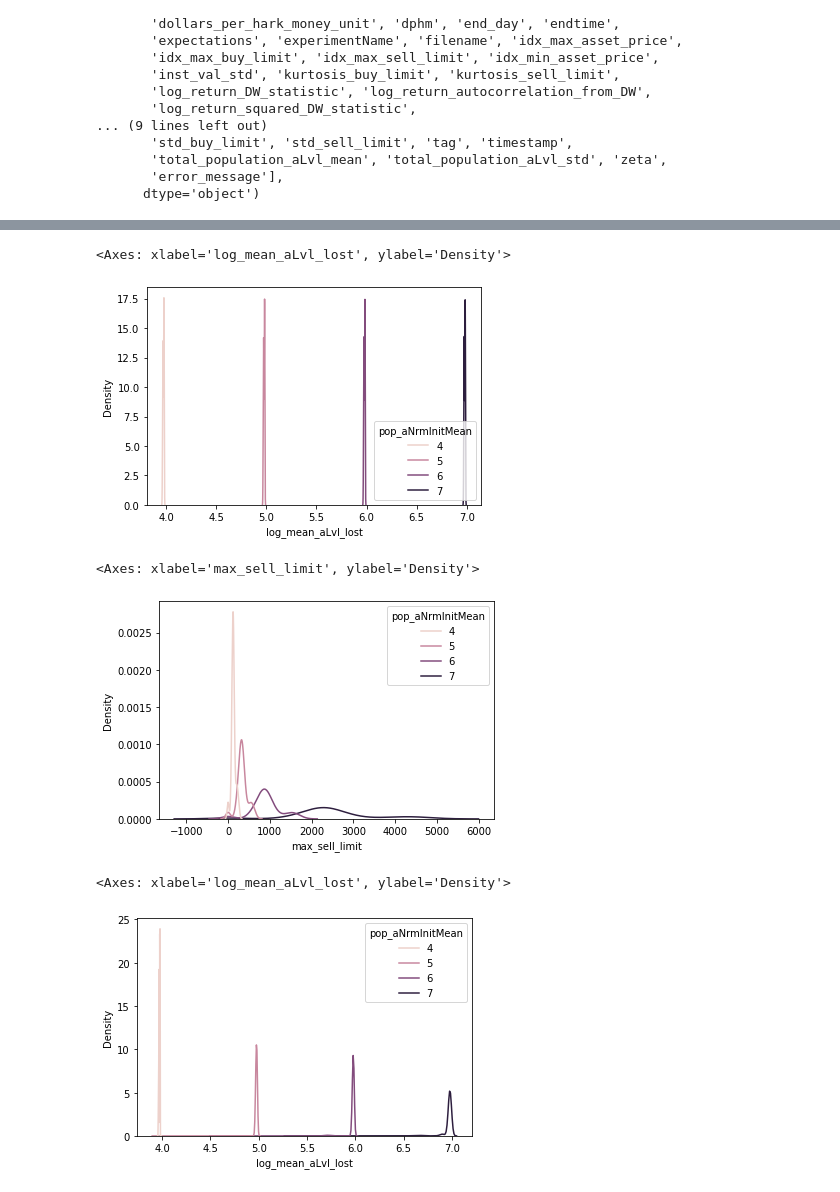
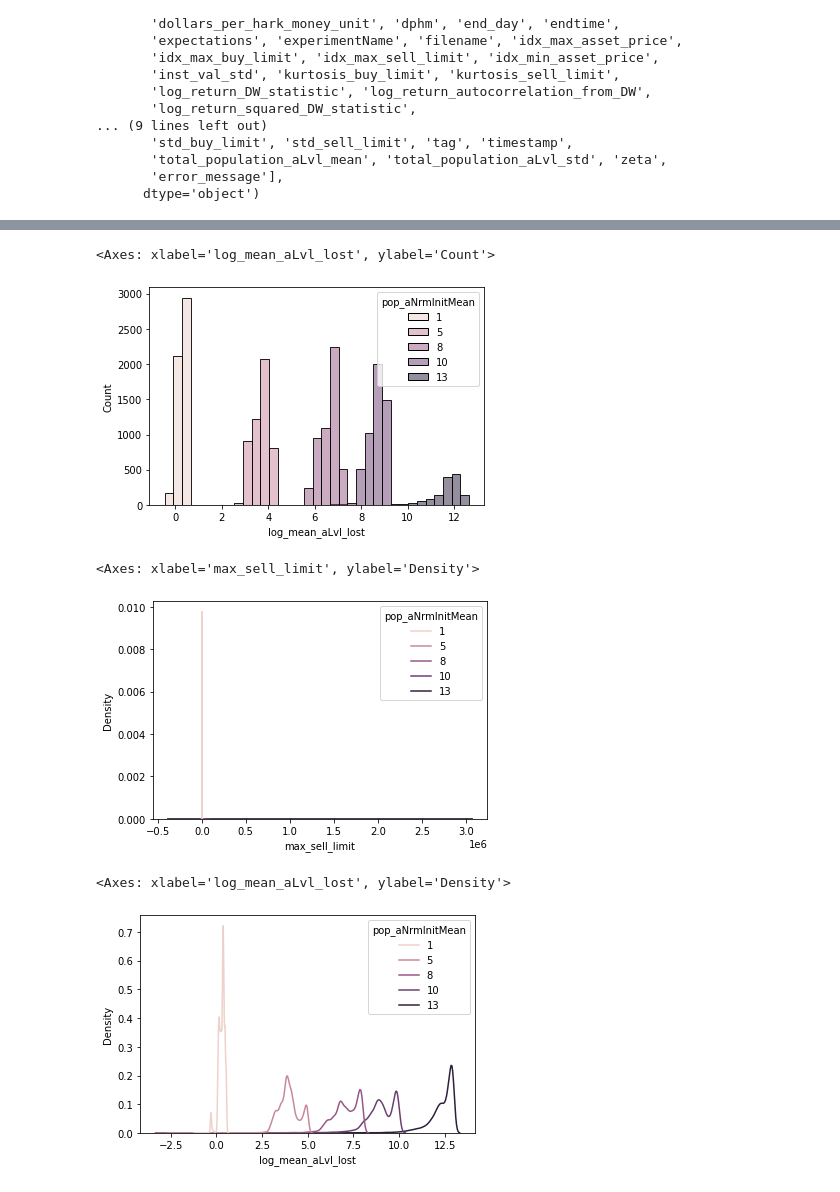
Before and after one commit to sbenthall/SHARKFin, a Jupyter notebook: out/SparkSharkRun Analysis.ipynb, the cells around one changed output, grey strips where cells are left out. Drawn from its saved outputs; the diff is of its cells as text; code cells hidden in the pictures.

Commit message:
adding SparkSharkRun analysis notebook

```diff
--- a/out/SparkSharkRun Analysis.ipynb
+++ b/out/SparkSharkRun Analysis.ipynb
@@ -7,7 +7,7 @@ import seaborn as sns
 # %%
 import pingouin as pg
 # %%
-ssr = pd.read_csv("20230705-sparkshark20seedpartialrunparametergridRESULTS.csv")
+ssr = pd.read_csv("sandshark_param_grid_fullResults.csv")
 # %%
 ssr.columns
 # %% [output]
@@ -29,4 +29,4 @@ Index(['Unnamed: 0', 'PartitionKey', 'RowKey',
        'error_message'],
       dtype='object')
 # %%
-ssr.shape
+ssr = ssr[ssr['status'] == 'Simulation Complete']
@@ -48,9 +54,25 @@ array([4, 5, 7, 6])
 # %%
+ssr['log_zeta'] = np.log(ssr['zeta'])
+ssr['log_attention'] = np.log(ssr['attention'])
+ssr['log_dphm'] = np.log(ssr['dphm'])
+ssr['log_mmlucasfactor'] = np.log(ssr['mmlucasfactor'])
+ssr['log_pop_aLvl_mean'] = np.log(ssr['total_population_aLvl_mean'])
+ssr['log_aLvlmeanall'] = np.log(ssr['aLvl_meanall'])
+ssr['log_max_sell_limit'] = np.log(ssr['max_sell_limit'])
+ssr['log_max_buy_limit'] = np.log(ssr['max_buy_limit'])
+
+ssr['net_shares'] = ssr['mean_buy_limit'] - ssr['mean_sell_limit']
+ssr['log_net_shares'] = np.nan_to_num(np.log(np.abs(ssr['net_shares'])) \
+                                      * np.sign(ssr['net_shares']))
+
+ssr['net_shares_as_proportion_of_starting_wealth'] = ssr['net_shares'] / np.exp(ssr['pop_aNrmInitMean'])
+
 # a fake variable to get the effects of these two related variables
 ssr['mm_log_lucas_power'] = np.log(ssr['mmsize'] * np.exp(ssr['mmlucasfactor']))
 
 # a fake variable to get the effects of these two related variables
 ssr['pop_log_power'] = np.log(ssr['dollars_per_hark_money_unit'] * np.exp(ssr['pop_aNrmInitMean']))
 
+ssr['log_mean_aLvl_lost'] = np.log(np.exp(ssr['pop_aNrmInitMean']) - ssr['total_population_aLvl_mean'])
 
-ssr['log_mean_aLvl_lost'] = np.log(np.exp(ssr['pop_aNrmInitMean']) - ssr['total_population_aLvl_mean'])
+ssr['mean_aLvl_maintained'] = ssr['total_population_aLvl_mean'] / np.exp(ssr['pop_aNrmInitMean'])
@@ -56,0 +164,11 @@ ssr['log_mean_aLvl_lost'] = np.log(np.exp(ssr['pop_aNrmInitMean']) - ssr['total_
+# %%
+ssr['log_max_sell_over_wealth'] = ssr['log_max_sell_limit'] / ssr['pop_aNrmInitMean']
+
+sns.kdeplot(
+    data = ssr[
+        (ssr['dphm'] == 1) &
+        (ssr['zeta'] == 0.0)
+            ],
+    x =  'log_max_sell_over_wealth',
+    hue = 'pop_aNrmInitMean'
+)
@@ -104,22 +405,17 @@ sns.pairplot(
 # %%
-ssr['log_aLvlmeanall'] = np.log(ssr['aLvl_meanall'])
 
-sns.kdeplot(
-    data = ssr[(ssr['dphm'] < 2000) &
-               (ssr['mmlucasfactor'] == 1.0) &
-               (ssr['mmsize'] == 10000) &
-               (ssr['attention'] < 0.01) &
-               (ssr['zeta'] < 0.01)
+
+sns.histplot(
+    data = ssr[(ssr['dphm'] == 1) &
+               (ssr['end_day'] > 230)
               ],
     x =  'log_mean_aLvl_lost',
     hue = 'pop_aNrmInitMean'
 )
 # %% [output]
-<Axes: xlabel='log_mean_aLvl_lost', ylabel='Density'>
+<Axes: xlabel='log_mean_aLvl_lost', ylabel='Count'>
-[figure, old version]
+[figure, new version]
 # %%
-ssr['log_aLvlmeanall'] = np.log(ssr['aLvl_meanall'])
-
 sns.kdeplot(
     data = ssr[(ssr['dphm'] < 2000) &
                (ssr['mmlucasfactor'] == 0.0) &
@@ -132,10 +428,8 @@ sns.kdeplot(
 )
 # %% [output]
 <Axes: xlabel='max_sell_limit', ylabel='Density'>
-[figure, old version]
+[figure, new version]
 # %%
-ssr['log_aLvlmeanall'] = np.log(ssr['aLvl_meanall'])
-
 sns.kdeplot(
     data = ssr,
     x = 'log_mean_aLvl_lost',
@@ -143,5 +437,5 @@ sns.kdeplot(
 )
 # %% [output]
 <Axes: xlabel='log_mean_aLvl_lost', ylabel='Density'>
-[figure, old version]
+[figure, new version]
 # %%
```
Also changed, not shown: parts of 64 cells of this notebook.
